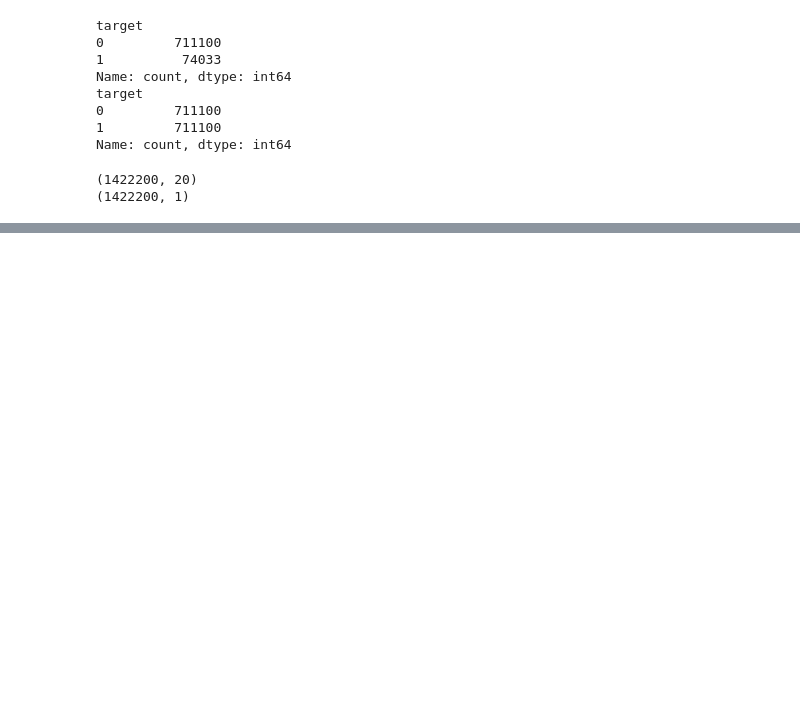
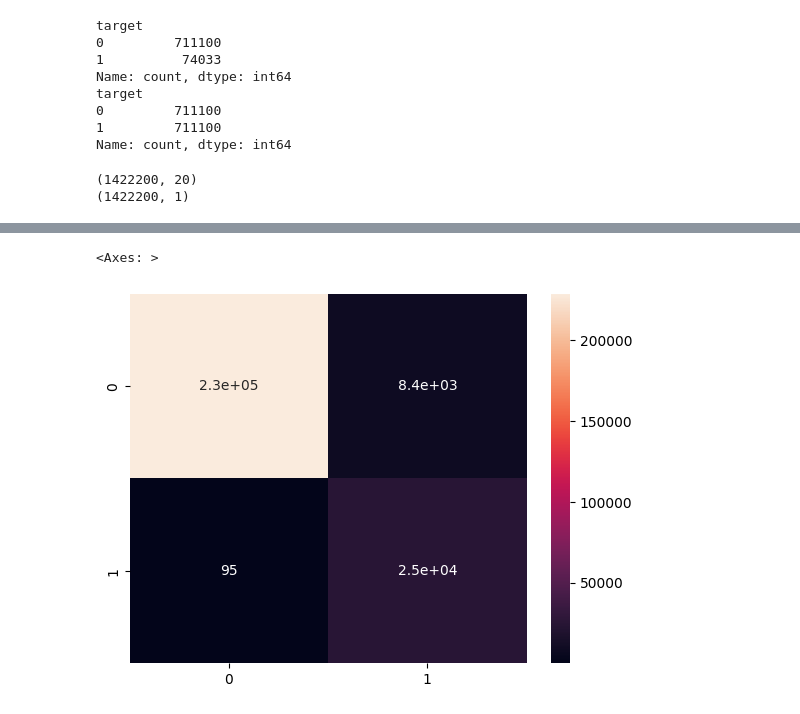
Before and after one commit to Saiteja2580/ML-Hackathon, a Jupyter notebook: Model_New.ipynb, the cells around one changed output, grey strips where cells are left out. Saved outputs shown, nothing was run; the diff lists cells and outputs as text; code cells hidden in the pictures; blank space fills up the shorter version.

Commit message:
Model Building Cross Validation and Metrics

```diff
--- a/Model_New.ipynb
+++ b/Model_New.ipynb
@@ -400,0 +373,8 @@ accuracy
+# %%
+from sklearn.model_selection import cross_val_score,KFold
+from sklearn.metrics import accuracy_score,confusion_matrix,precision_score,recall_score,f1_score,roc_auc_score
+
+
+from sklearn.linear_model import LogisticRegression
+
+model = LogisticRegression()
@@ -400,0 +393,13 @@ accuracy
+# %%
+#Now trainig the model with training dataset
+model.fit(x_train,y_train)
+
+y_pred = model.predict(x_test)
+# %%
+#  metrics
+accuracy = accuracy_score(y_test, y_pred)
+precision = precision_score(y_test, y_pred)
+recall = recall_score(y_test, y_pred)
+f1 = f1_score(y_test, y_pred)
+roc_auc = roc_auc_score(y_test, y_pred)
+conf_matrix = confusion_matrix(y_test, y_pred)
@@ -400,0 +424,6 @@ accuracy
+# %%
+#plotting confusion matrix
+sns.heatmap(conf_matrix,annot=True)
+# %% [output]
+<Axes: >
+[figure, added]
```
Also changed, not shown: parts of 15 cells of this notebook.
